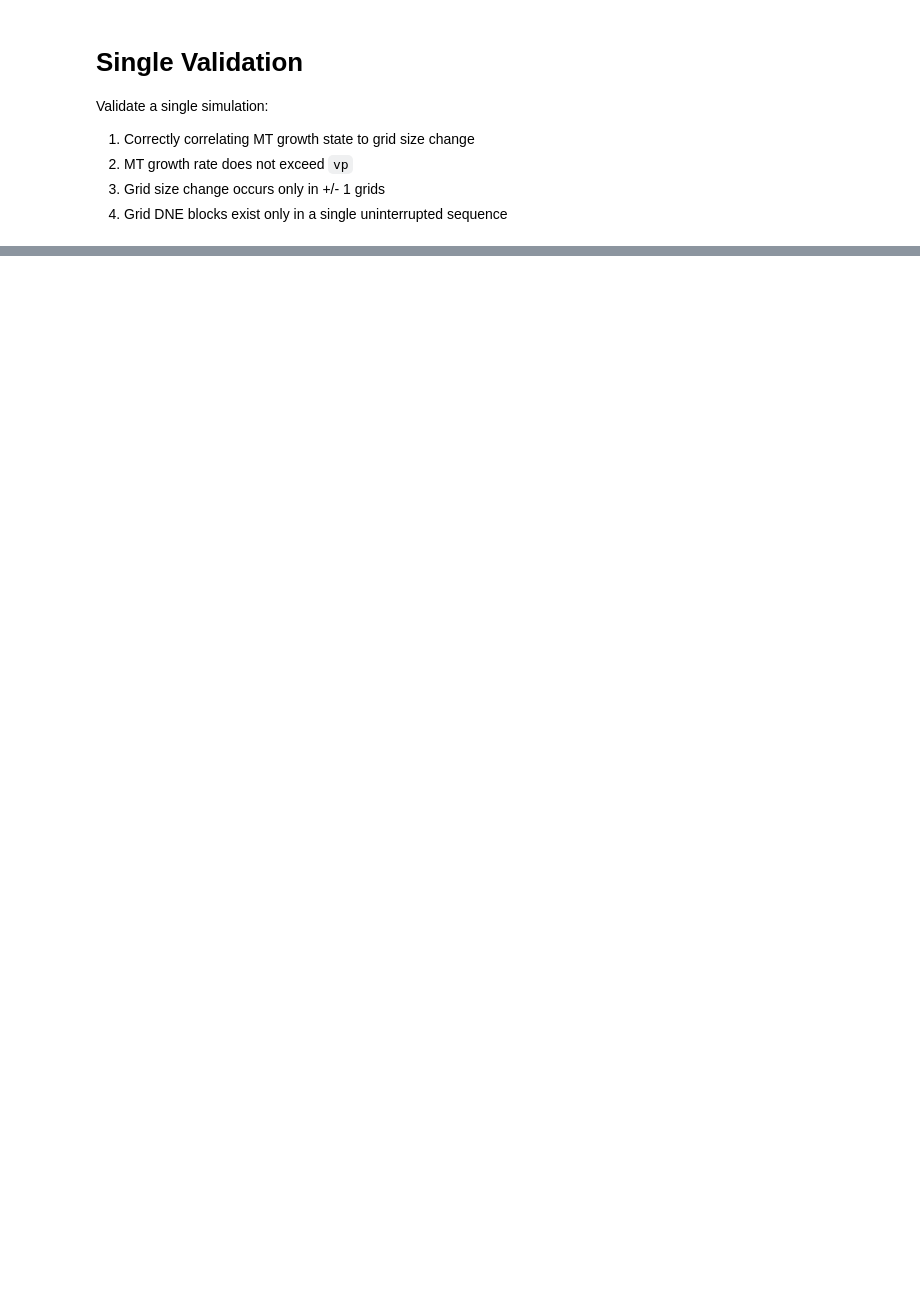
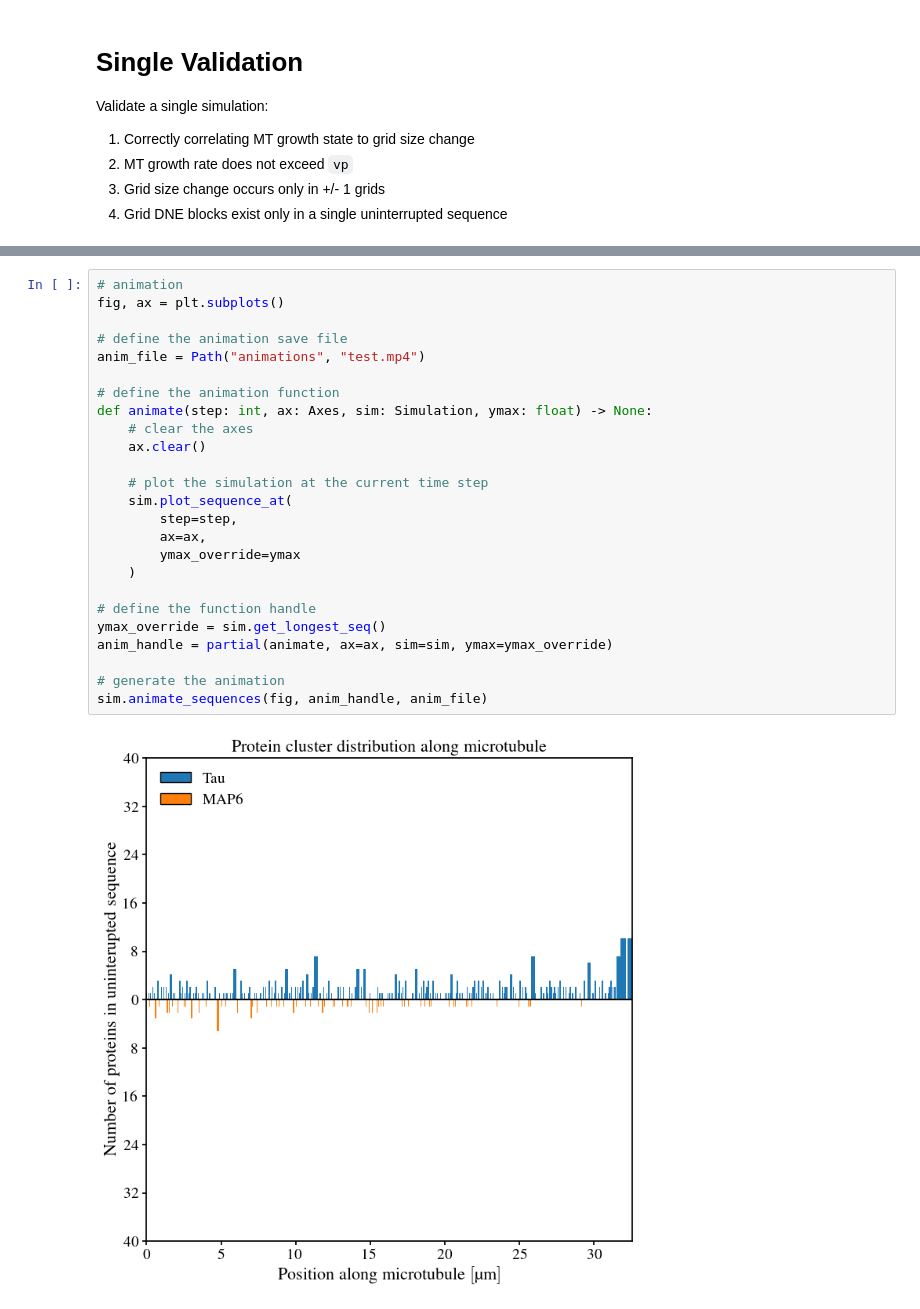
Before and after one commit to CWU-Computational-Biophysics/tau_mts, a Jupyter notebook: single_validation.ipynb, the cells around one changed output, grey strips where cells are left out. Saved outputs shown, nothing was run; the diff lists cells and outputs as text; blank space fills up the shorter version.

Commit message:
finished animations

```diff
--- a/single_validation.ipynb
+++ b/single_validation.ipynb
@@ -32,0 +34,27 @@ sim.plot_sequence_at(ax, step=50, max_len=False, plot_points=True, point_domain_
+# %%
+# animation
+fig, ax = plt.subplots()
+
+# define the animation save file
+anim_file = Path("animations", "test.mp4")
+
+# define the animation function
+def animate(step: int, ax: Axes, sim: Simulation, ymax: float) -> None:
+    # clear the axes
+    ax.clear()
+
+    # plot the simulation at the current time step
+    sim.plot_sequence_at(
+        step=step,
+        ax=ax,
+        ymax_override=ymax
+    )
+
+# define the function handle
+ymax_override = sim.get_longest_seq()
+anim_handle = partial(animate, ax=ax, sim=sim, ymax=ymax_override)
+
+# generate the animation
+sim.animate_sequences(fig, anim_handle, anim_file)
+# %% [output]
+[figure, added]
```
Also changed, not shown: parts of 2 cells of this notebook, 5 other files.
